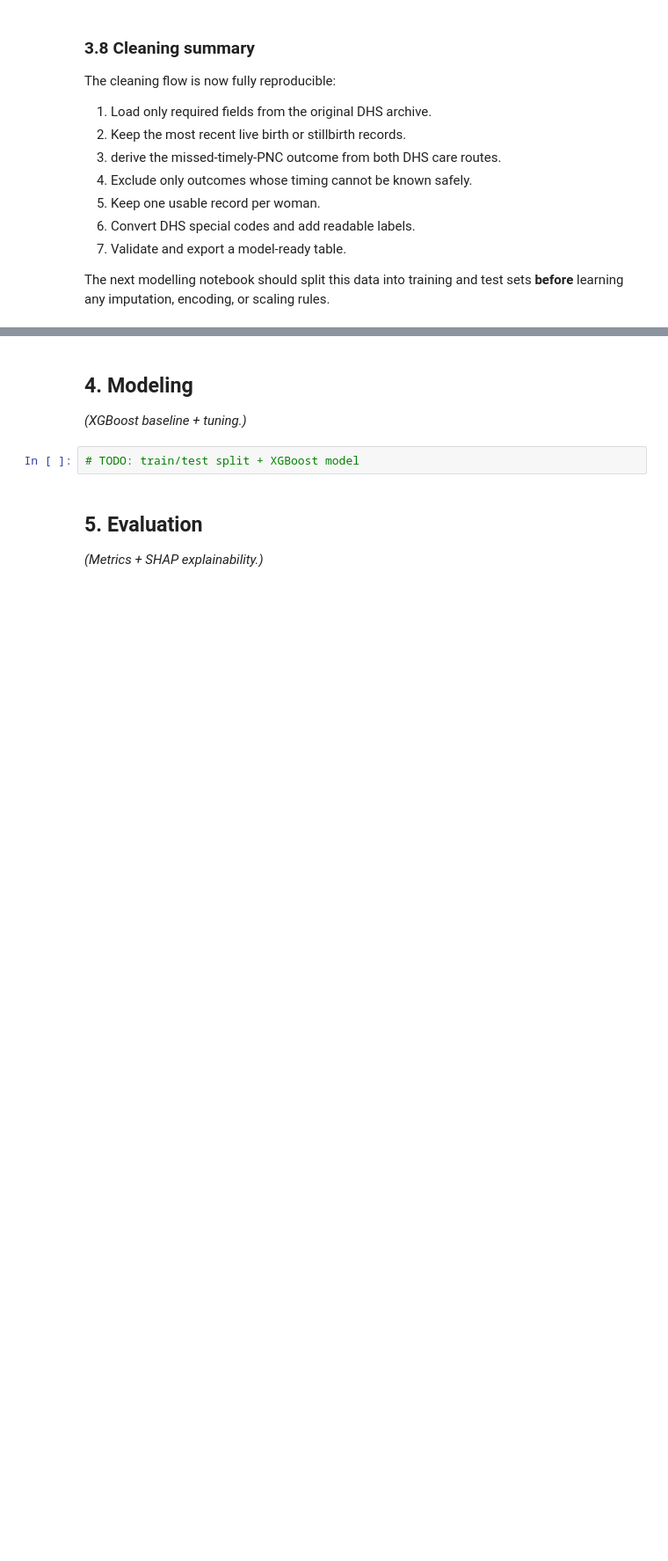
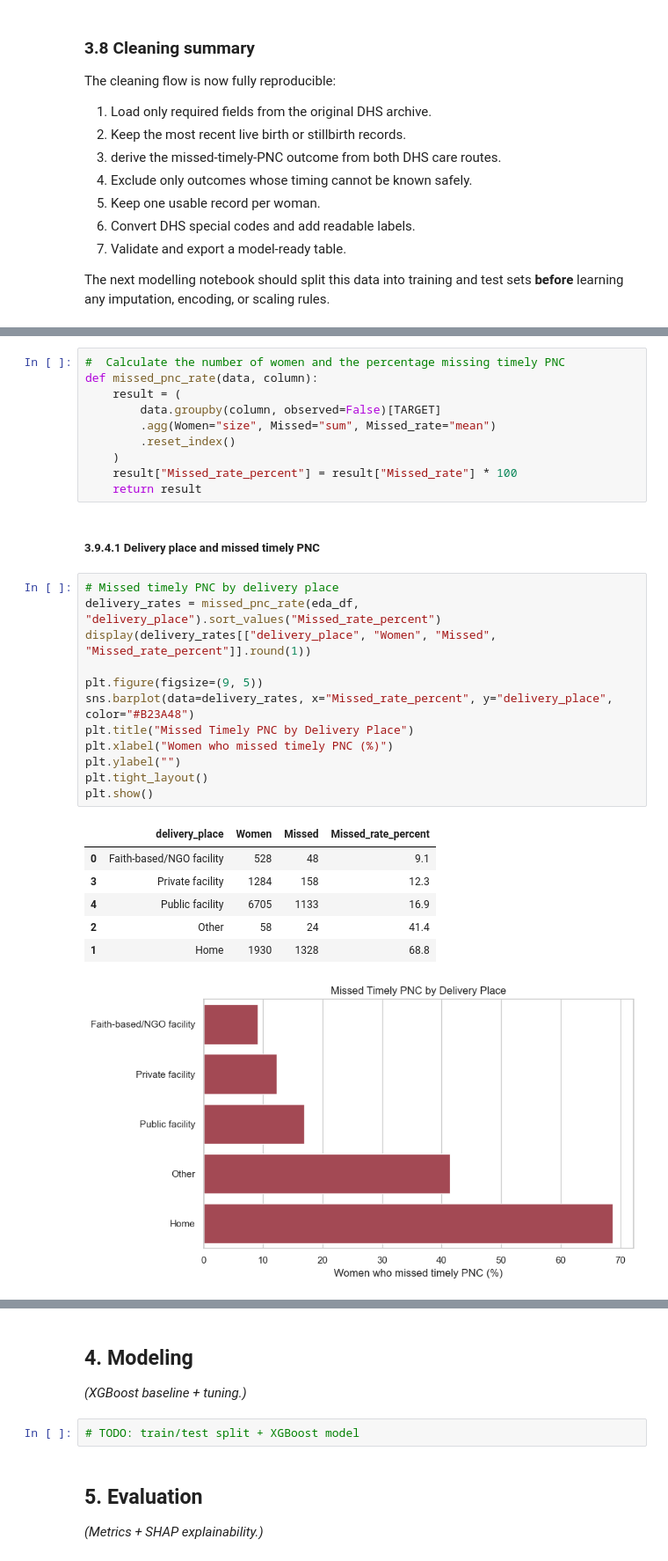
Before and after one commit to dr-baridiminer/Maternal_Health_PNC_Risk_Stratification_Capstone, a Jupyter notebook: notebooks/00_full_project.ipynb, the cells around one changed output, grey strips where cells are left out. Shown at 88% size. Saved outputs shown, nothing was run; the diff lists cells and outputs as text; blank space fills up the shorter version.

```diff
--- a/notebooks/00_full_project.ipynb
+++ b/notebooks/00_full_project.ipynb
@@ -748,0 +966,32 @@ The next modelling notebook should split this data into training and test sets *
+# %%
+#  Calculate the number of women and the percentage missing timely PNC
+def missed_pnc_rate(data, column):
+    result = (
+        data.groupby(column, observed=False)[TARGET]
+        .agg(Women="size", Missed="sum", Missed_rate="mean")
+        .reset_index()
+    )
+    result["Missed_rate_percent"] = result["Missed_rate"] * 100
+    return result
+# %% [markdown]
+##### 3.9.4.1 Delivery place and missed timely PNC
+# %%
+# Missed timely PNC by delivery place
+delivery_rates = missed_pnc_rate(eda_df, "delivery_place").sort_values("Missed_rate_percent")
+display(delivery_rates[["delivery_place", "Women", "Missed", "Missed_rate_percent"]].round(1))
+
+plt.figure(figsize=(9, 5))
+sns.barplot(data=delivery_rates, x="Missed_rate_percent", y="delivery_place", color="#B23A48")
+plt.title("Missed Timely PNC by Delivery Place")
+plt.xlabel("Women who missed timely PNC (%)")
+plt.ylabel("")
+plt.tight_layout()
+plt.show()
+# %% [output]
+|  | delivery_place | Women | Missed | Missed_rate_percent |
+| 0 | Faith-based/NGO facility | 528 | 48 | 9.1 |
+| 3 | Private facility | 1284 | 158 | 12.3 |
+| 4 | Public facility | 6705 | 1133 | 16.9 |
+| 2 | Other | 58 | 24 | 41.4 |
+| 1 | Home | 1930 | 1328 | 68.8 |
+[figure, added]
```
Also changed, not shown: parts of 47 cells of this notebook.
